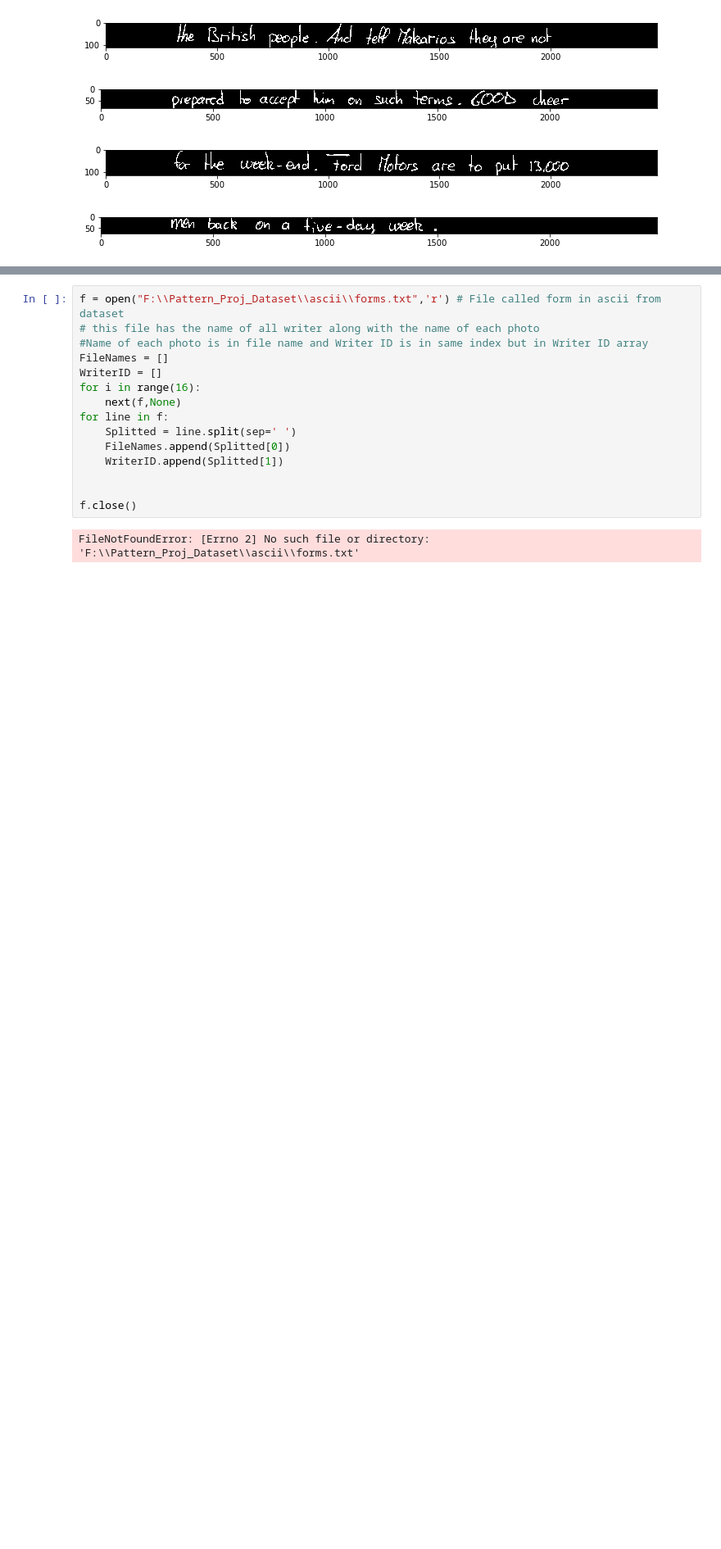
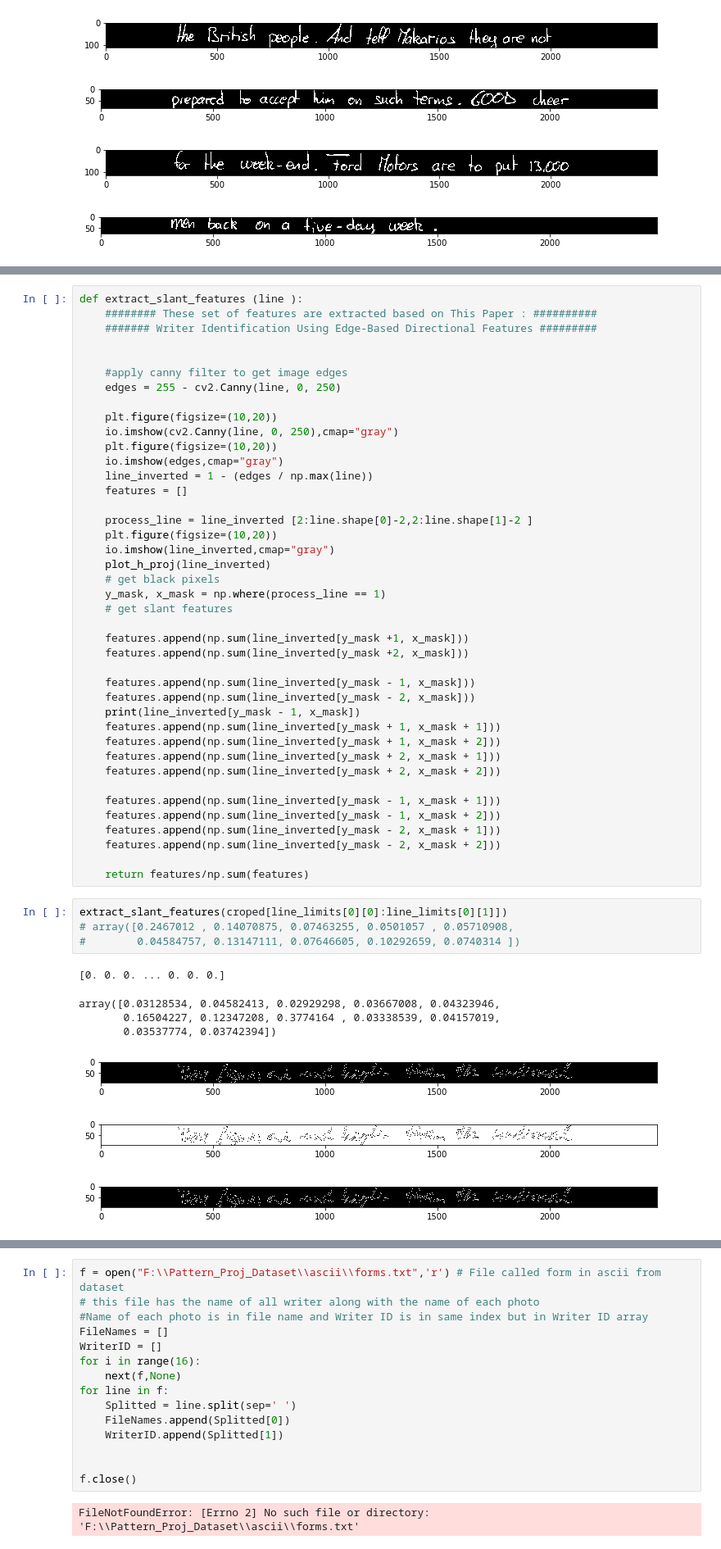
Before and after one commit to Abdelrhman-Hosny/Pattern_IAM_Handwriting, a Jupyter notebook: Segmentation/LineDetection.ipynb, the cells around one changed output, grey strips where cells are left out. Shown at 82% size. Drawn from its saved outputs; the diff is of its cells as text; blank space fills up the shorter version.

```diff
--- a/Segmentation/LineDetection.ipynb
+++ b/Segmentation/LineDetection.ipynb
@@ -83,0 +89,53 @@ def plot_h_proj(image, figsize=(5,5)):
+# %%
+def extract_slant_features (line ):
+    ######## These set of features are extracted based on This Paper : ##########
+    ####### Writer Identification Using Edge-Based Directional Features #########
+
+
+    #apply canny filter to get image edges
+    edges = 255 - cv2.Canny(line, 0, 250)
+
+    plt.figure(figsize=(10,20))
+    io.imshow(cv2.Canny(line, 0, 250),cmap="gray")
+    plt.figure(figsize=(10,20))
+    io.imshow(edges,cmap="gray")
+    line_inverted = 1 - (edges / np.max(line))
+    features = []
+
+    process_line = line_inverted [2:line.shape[0]-2,2:line.shape[1]-2 ]
+    plt.figure(figsize=(10,20))
+    io.imshow(line_inverted,cmap="gray")
+    plot_h_proj(line_inverted)
+    # get black pixels
+    y_mask, x_mask = np.where(process_line == 1)
+    # get slant features
+
+    features.append(np.sum(line_inverted[y_mask +1, x_mask]))
+    features.append(np.sum(line_inverted[y_mask +2, x_mask]))
+
+    features.append(np.sum(line_inverted[y_mask - 1, x_mask]))
+    features.append(np.sum(line_inverted[y_mask - 2, x_mask]))
+    print(line_inverted[y_mask - 1, x_mask])
+    features.append(np.sum(line_inverted[y_mask + 1, x_mask + 1]))
+    features.append(np.sum(line_inverted[y_mask + 1, x_mask + 2]))
+    features.append(np.sum(line_inverted[y_mask + 2, x_mask + 1]))
+    features.append(np.sum(line_inverted[y_mask + 2, x_mask + 2]))
+
+    features.append(np.sum(line_inverted[y_mask - 1, x_mask + 1]))
+    features.append(np.sum(line_inverted[y_mask - 1, x_mask + 2]))
+    features.append(np.sum(line_inverted[y_mask - 2, x_mask + 1]))
+    features.append(np.sum(line_inverted[y_mask - 2, x_mask + 2]))
+
+    return features/np.sum(features)
+# %%
+extract_slant_features(croped[line_limits[0][0]:line_limits[0][1]])
+# array([0.2467012 , 0.14070875, 0.07463255, 0.0501057 , 0.05710908,
+#        0.04584757, 0.13147111, 0.07646605, 0.10292659, 0.0740314 ])
+# %% [output]
+[0. 0. 0. ... 0. 0. 0.]
+array([0.03128534, 0.04582413, 0.02929298, 0.03667008, 0.04323946,
+       0.16504227, 0.12347208, 0.3774164 , 0.03338539, 0.04157019,
+       0.03537774, 0.03742394])
+[figure, added]
+[figure, added]
+[figure, added]
```
Also changed, not shown: parts of 12 cells of this notebook, 9 other files.
